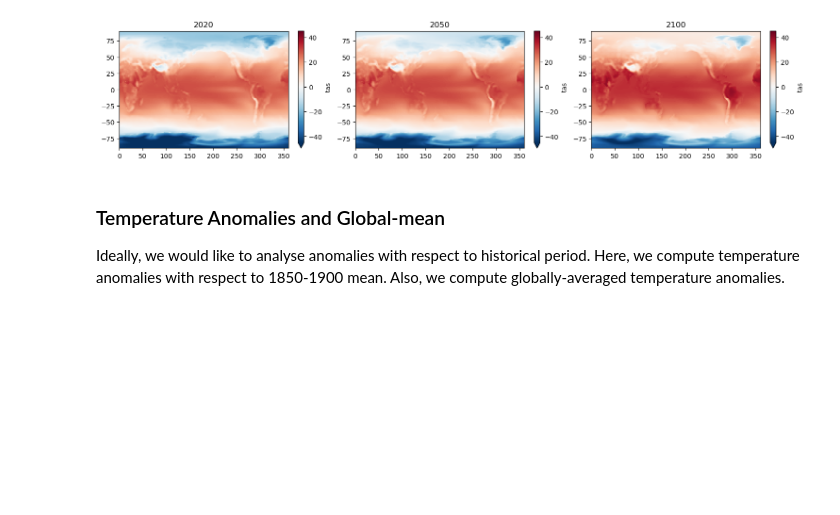
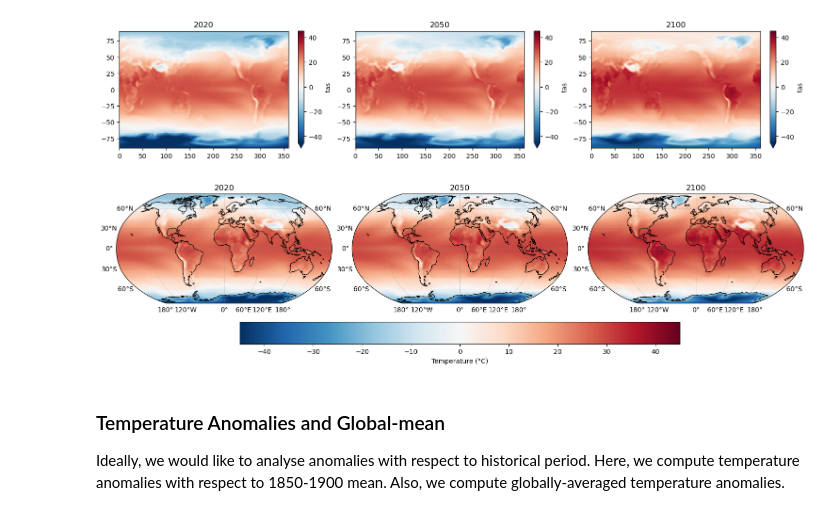
Before and after one commit to hmkhatri/ML-Spatial-Patterns-Warming, a Jupyter notebook: Sample-Data/Sample-Data.ipynb, the cells around one changed output. Saved outputs shown, nothing was run; the diff lists cells and outputs as text; code cells hidden in the pictures; blank space fills up the shorter version.

Commit message:
cartopy plot

```diff
--- a/Sample-Data/Sample-Data.ipynb
+++ b/Sample-Data/Sample-Data.ipynb
@@ -83,6 +87,60 @@ for ax, year in zip(axes, years):
     ax.set_ylabel("")
 # %% [output]
 [figure]
+# %%
+# Same as above with cartopy
+years = [2020, 2050, 2100]
+
+fig, axes = plt.subplots(ncols=3,
+    figsize=(15, 4.5),
+    constrained_layout=True,
+    subplot_kw={"projection": ccrs.Robinson()}
+)
+
+for ax, year in zip(axes, years):
+
+    tas_year = ds_ssp585["tas"].sel(year=year, method="nearest") - 273.15
+
+    p = tas_year.plot(
+        ax=ax,
+        transform=ccrs.PlateCarree(),   # data are regular lat/lon
+        cmap="RdBu_r",
+        add_colorbar=False,
+        vmin=-45,
+        vmax=45,
+    )
+
+    # Coastlines
+    ax.coastlines(resolution="110m", linewidth=0.8)
+    #ax.add_feature(cfeature.BORDERS, linewidth=0.3)
+
+    # Gridlines
+    gl = ax.gridlines(
+        crs=ccrs.PlateCarree(),
+        draw_labels=True,
+        linewidth=0.5,
+        color="gray",
+        alpha=0.5,
+        linestyle="--"
+    )
+
+    # Robinson projections don't support all labels nicely
+    gl.top_labels = False
+    gl.right_labels = False
+
+    ax.set_title(str(year))
+
+# Single shared colorbar
+cbar = fig.colorbar(
+    p,
+    ax=axes,
+    orientation="horizontal",
+    pad=0.05,
+    shrink=0.8
+)
+cbar.set_label("Temperature (°C)")
+# %% [output]
+[figure, added]
 # %% [markdown]
 ### Temperature Anomalies and Global-mean
 
```
Also changed, not shown: parts of 1 cell of this notebook.
